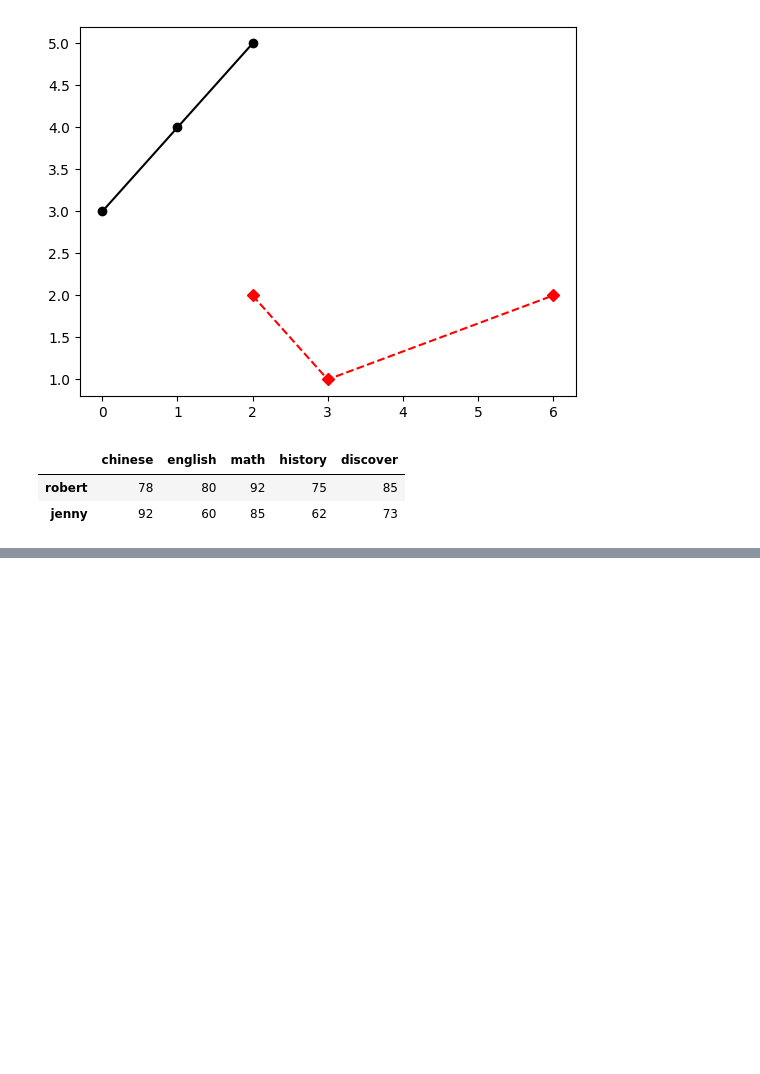
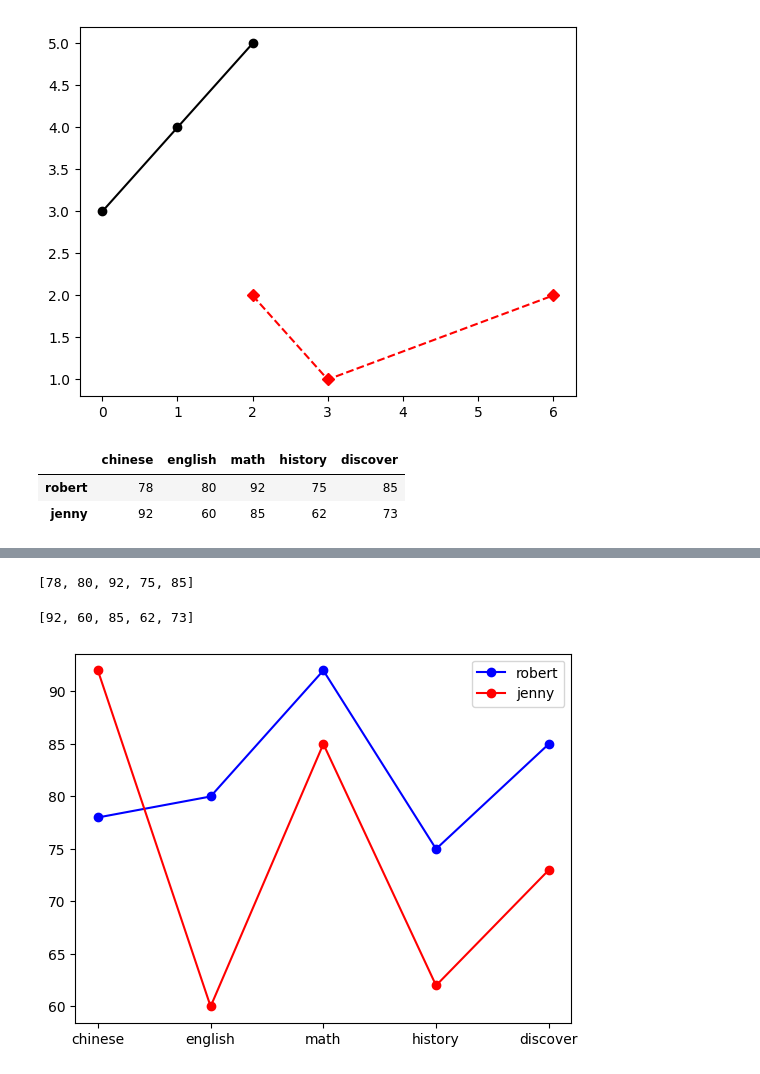
Before and after one commit to huang01199/2023_01, a Jupyter notebook: lesson16/lesson16_2.ipynb, the cells around one changed output, grey strips where cells are left out. Cells and saved outputs as stored; diff of their text form; code cells hidden in the pictures; blank space fills up the shorter version.

```diff
--- a/lesson16/lesson16_2.ipynb
+++ b/lesson16/lesson16_2.ipynb
@@ -72,3 +72,6 @@ display(dataFrame)
 |  | chinese | english | math | history | discover |
 | robert | 78 | 80 | 92 | 75 | 85 |
 | jenny | 92 | 60 | 85 | 62 | 73 |
+# %%
+subjects = list(dataFrame.columns)
+subjects
@@ -74,0 +86,8 @@ display(dataFrame)
+# %%
+#T,index和columns對調
+swapDataFrame = dataFrame.T
+display(swapDataFrame)
+robert_series = swapDataFrame['robert']
+display(robert_series)
+jenny_series = swapDataFrame['jenny']
+jenny_series
@@ -74,0 +113,18 @@ display(dataFrame)
+# %%
+robert_scores = robert_series.to_list()
+jenny_scores = jenny_series.to_list()
+display(robert_scores)
+display(jenny_scores)
+# %% [output]
+[78, 80, 92, 75, 85]
+[92, 60, 85, 62, 73]
+# %%
+import matplotlib.pyplot as plt
+figure = plt.figure()
+axes = figure.add_subplot(1,1,1)
+axes.plot(subjects,robert_scores,'bo-',label='robert')
+axes.plot(subjects,jenny_scores,'ro-',label="jenny")
+axes.legend()
+plt.show()
+# %% [output]
+[figure, added]
```
Also changed, not shown: parts of 3 cells of this notebook, 1 other file.
